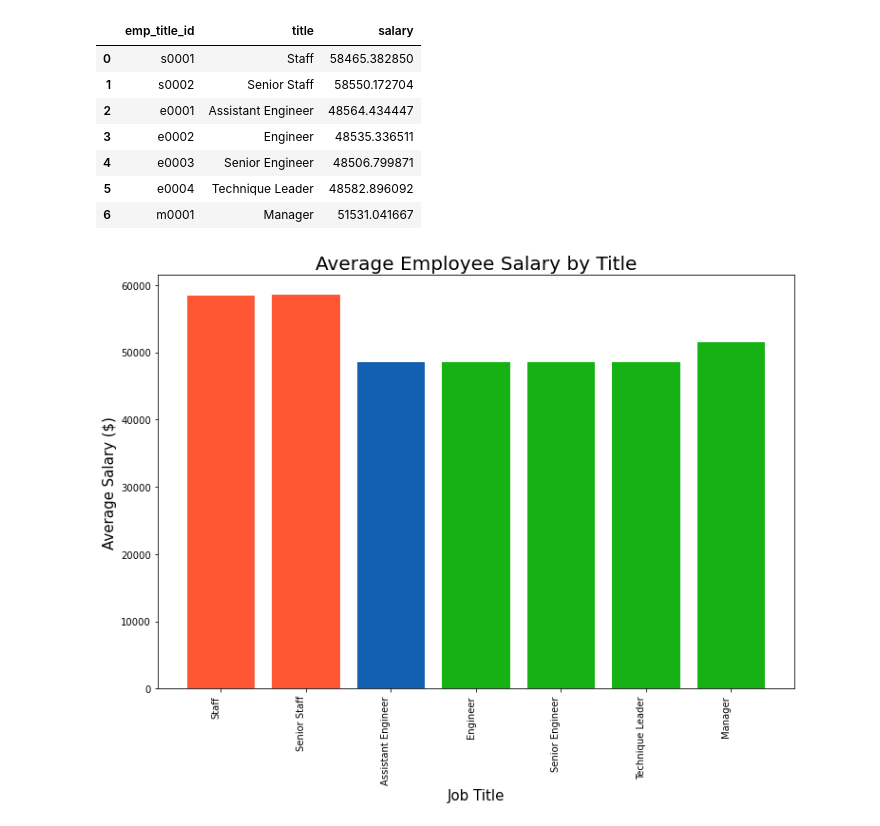
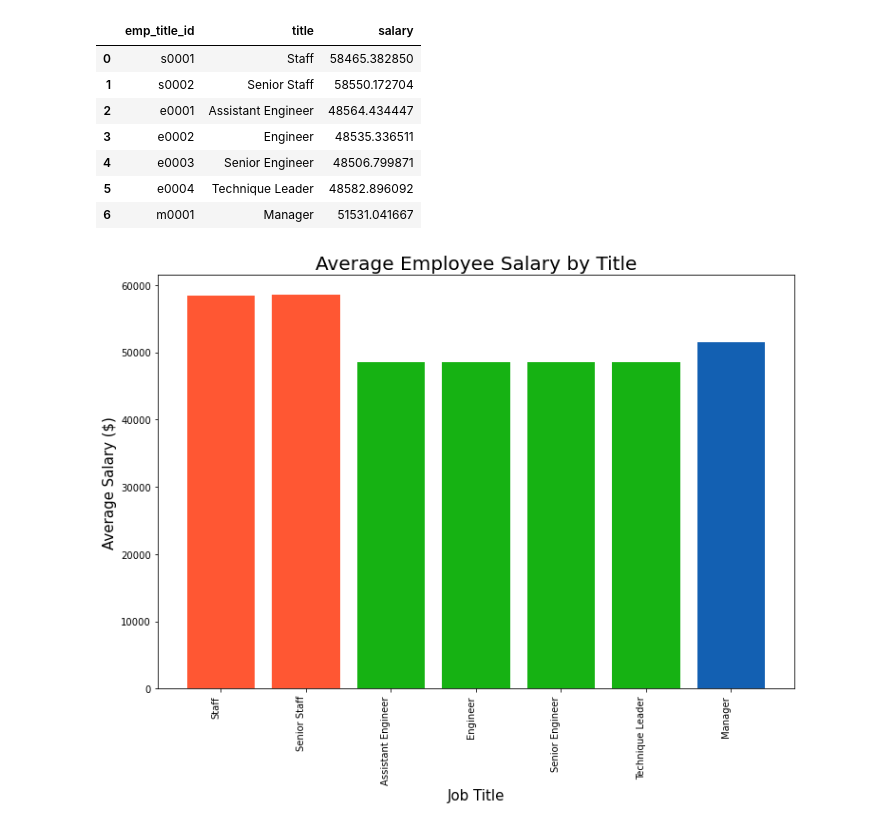
Before and after one commit to svfarago/SQL_challenge, a Jupyter notebook: EmployeeSQL/emp_analysis_pandas.ipynb, the cells around one changed output. Cells and saved outputs as stored; diff of their text form; code cells hidden in the pictures.

Commit message:
Updated a chart.

```diff
--- a/EmployeeSQL/emp_analysis_pandas.ipynb
+++ b/EmployeeSQL/emp_analysis_pandas.ipynb
@@ -179,24 +179,26 @@ salary_bytitle_df
 | 5 | e0004 | Technique Leader | 48582.896092 |
 | 6 | m0001 | Manager | 51531.041667 |
 # %%
+# Bar chart creation
+
 x_axis = np.arange(len(salary_bytitle_df))
 plt.figure(figsize=(12, 8))
 
 # Note: Includes some color formatting on each bar
-plt.bar(x_axis, salary_bytitle_df["salary"], align="center", color=["#FF5733", "#FF5733", "#1360B2", "#16B213", "#16B213", "#16B213", "#16B213"])
+plt.bar(x_axis, salary_bytitle_df["salary"], align="center", color=["#FF5733", "#FF5733", "#16B213", "#16B213", "#16B213", "#16B213", "#1360B2"])
 
 plt.xticks(x_axis, salary_bytitle_df["title"], rotation="90", horizontalalignment = "right")
 
 # Chart labels
 plt.title("Average Employee Salary by Title", fontsize=20)
 plt.xlabel("Job Title", fontsize=15)
 plt.ylabel("Average Salary ($)", fontsize=15)
 
 # Save chart image (optional)
 # Note: put this before plt.show otherwise image will save as black box.
 plt.savefig("images/Salary_By_Title.png")
 
 # Display chart
 plt.show()
 # %% [output]
-[figure, old version]
+[figure, new version]
```
Also changed, not shown: parts of 2 cells of this notebook, 1 other file.
